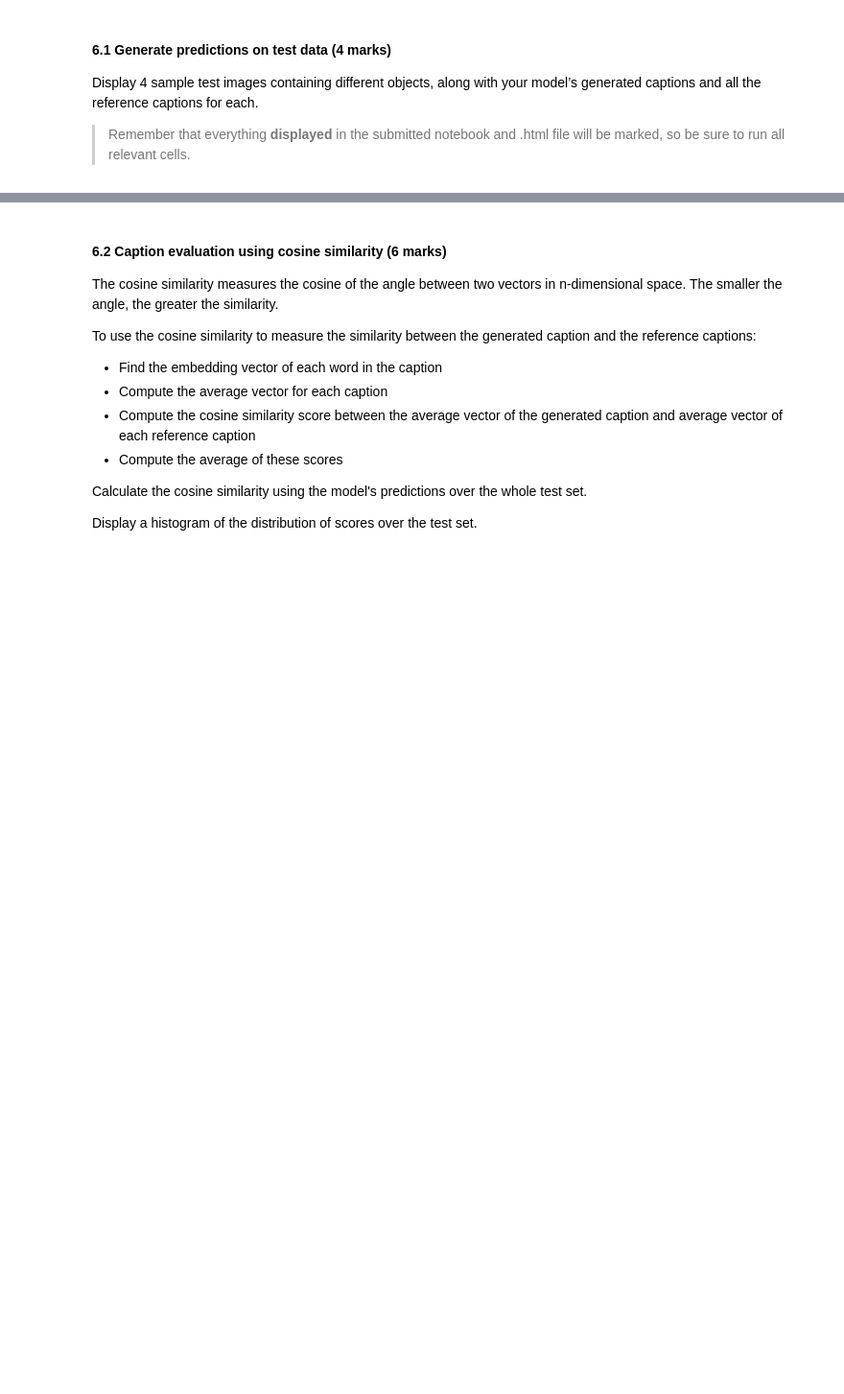
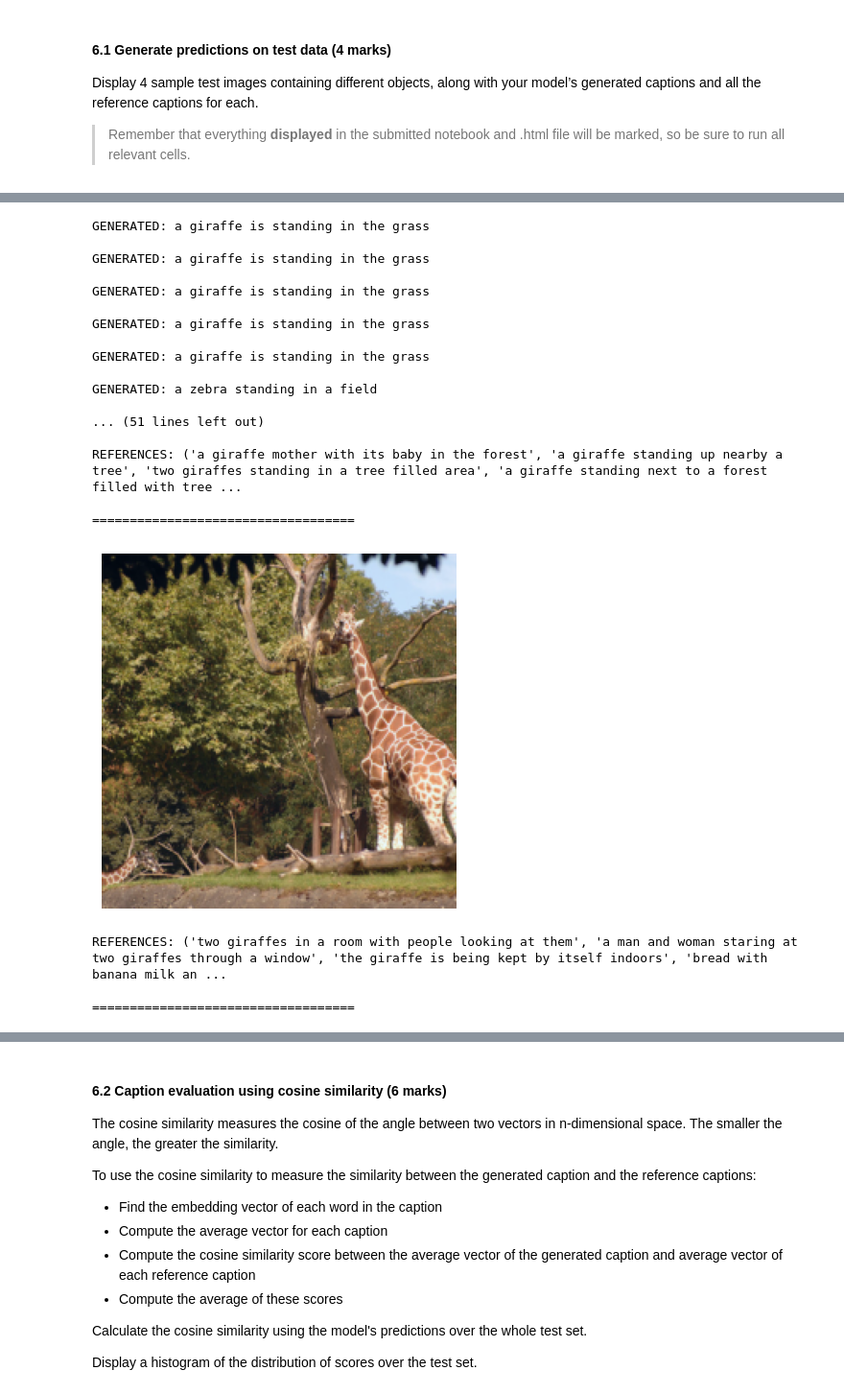
Before and after one commit to assh/dl_assessment2, a Jupyter notebook: Part2_COMP5625M_assessment2024_problem.ipynb, the cells around one changed output, grey strips where cells are left out. Shown at 96% size. Cells and saved outputs as stored; diff of their text form; code cells hidden in the pictures; blank space fills up the shorter version.

```diff
--- a/Part2_COMP5625M_assessment2024_problem.ipynb
+++ b/Part2_COMP5625M_assessment2024_problem.ipynb
@@ -429,7 +431,7 @@
 import json
 import pandas as pd
 
-with open('coco/annotations2017/captions_train2017.json', 'r') as json_file:
+with open('data/COMP5625M_data_assessment_2/coco/annotations2017/captions_train2017.json', 'r') as json_file:
     data = json.load(json_file)
 
 df = pd.DataFrame.from_dict(data["annotations"])
@@ -437,5 +446,5 @@ df.head()
 # %%
-coco_subset = pd.read_csv("coco_subset_meta.csv")
+coco_subset = pd.read_csv("data/COMP5625M_data_assessment_2/coco_subset_meta.csv")
 new_data = pd.DataFrame( data['annotations'])
 new_coco = coco_subset.rename(columns={'id':'image_id'})
 new_coco.drop_duplicates('file_name',keep='first',inplace=True)
@@ -569,8 +616,8 @@ valid_loader = torch.utils.data.DataLoader(
 EMBED_SIZE = 256
 HIDDEN_SIZE = 512
 NUM_LAYERS = 1
-LR = 0.001
-NUM_EPOCHS = 5
+LR = 0.01
+NUM_EPOCHS = 1
 LOG_STEP = 10
 MAX_SEQ_LEN = 37
 # %% [markdown]
@@ -590,16 +637,18 @@ class DecoderRNN(nn.Module):
         # we feed our extracted features from the last fc layer (dimensions 1 x 2048)
         # into a Linear layer to resize
         # your code
+        self.resize = nn.Linear(2048, embed_size) # Assuming features are 2048 in size
+
 
         # batch normalisation helps to speed up training
         # your code
-
+        self.bn = nn.BatchNorm1d(embed_size, momentum=0.01)
 
         # your code for embedding layer
-
+        self.embed = nn.Embedding(vocab_size, embed_size)
 
         # your code for RNN
-
+        self.rnn = nn.LSTM(embed_size, hidden_size, num_layers, batch_first=True)
 
         self.linear = nn.Linear(hidden_size, vocab_size)
         self.max_seq_length = max_seq_length
@@ -613,7 +662,7 @@ class DecoderRNN(nn.Module):
 
         # compute your feature embeddings
         # your code
-
+        embeddings = torch.cat((im_features.unsqueeze(1), embeddings), 1)
 
         # pack_padded_sequence returns a PackedSequence object, which contains two items:
         # the packed data (data cut off at its true length and flattened into one list), and
@@ -622,10 +671,12 @@ class DecoderRNN(nn.Module):
         # [a, x, b, c] with batch_sizes=[2,1,1].
 
         # your code [hint: use pack_padded_sequence]
+        packed = pack_padded_sequence(embeddings, lengths, batch_first=True)
+        hiddens, _ = self.rnn(packed)
 
 
 
-        outputs = self.linear() #hint: use a hidden layers in parenthesis
+        outputs = self.linear(hiddens[0]) #hint: use a hidden layers in parenthesis
         return outputs
 
 
@@ -752,27 +881,64 @@ decoder.eval() # generate caption, eval mode to not influence batchnormncoder.ev
 from helperDL import timshow
 from helperDL import decode_caption
 # %%
-IMAGES_TO_SHOW = 4
+IMAGES_TO_SHOW = 5
 idx = 0
 with torch.no_grad():
     for i, (image,filename) in enumerate(test_loader):
 
         # your code here --->
+        image = image.to(device)
 
+        features = model(image)
+        sampled_ids = decoder.sample(features)
+        sampled_ids = sampled_ids.cpu().numpy()
 
+        idy = 0
+        for i in range(sampled_ids.shape[0]):
+    # Extract the i-th sample's predicted IDs
+            predicted_ids = sampled_ids[i]
 
+    # Remove the <start>, <end>, and <pad> tokens (assuming their IDs are known)
+            predicted_ids_trimmed = predicted_ids[(predicted_ids != vocab('<start>')) & (predicted_ids != vocab('<end>')) & (predicted_ids != vocab('<pad>'))]
 
+    # Decode the caption
+            generated_caption = decode_caption(predicted_ids_trimmed, vocab)
+            idy += 1
+            if idx == 1:
+                break
 
+    # Display the generated caption
+            print(f"GENERATED: {generated_caption}\n")
 
+        print(f"REFERENCES: {filename}\n")
 
-
-        print(f"GENERATED: \n")
-        print("REFERENCES:")
 
         print("===================================\n")
 
 
         timshow(image[0].cpu())
         idx +=1
         if idx == IMAGES_TO_SHOW:
             break
+# %% [output]
+GENERATED: a giraffe is standing in the grass
+
+GENERATED: a giraffe is standing in the grass
+
+GENERATED: a giraffe is standing in the grass
+
+GENERATED: a giraffe is standing in the grass
+
+GENERATED: a giraffe is standing in the grass
+
+GENERATED: a zebra standing in a field
+
+... (51 lines left out)
+
+REFERENCES: ('a giraffe mother with its baby in the forest', 'a giraffe standing up nearby a tree', 'two giraffes standing in a tree filled area', 'a giraffe standing next to a forest filled with tree ...
+
+===================================
+[figure, added]
+REFERENCES: ('two giraffes in a room with people looking at them', 'a man and woman staring at two giraffes through a window', 'the giraffe is being kept by itself indoors', 'bread with banana milk an ...
+
+===================================
```
Also changed, not shown: parts of 16 cells of this notebook.
